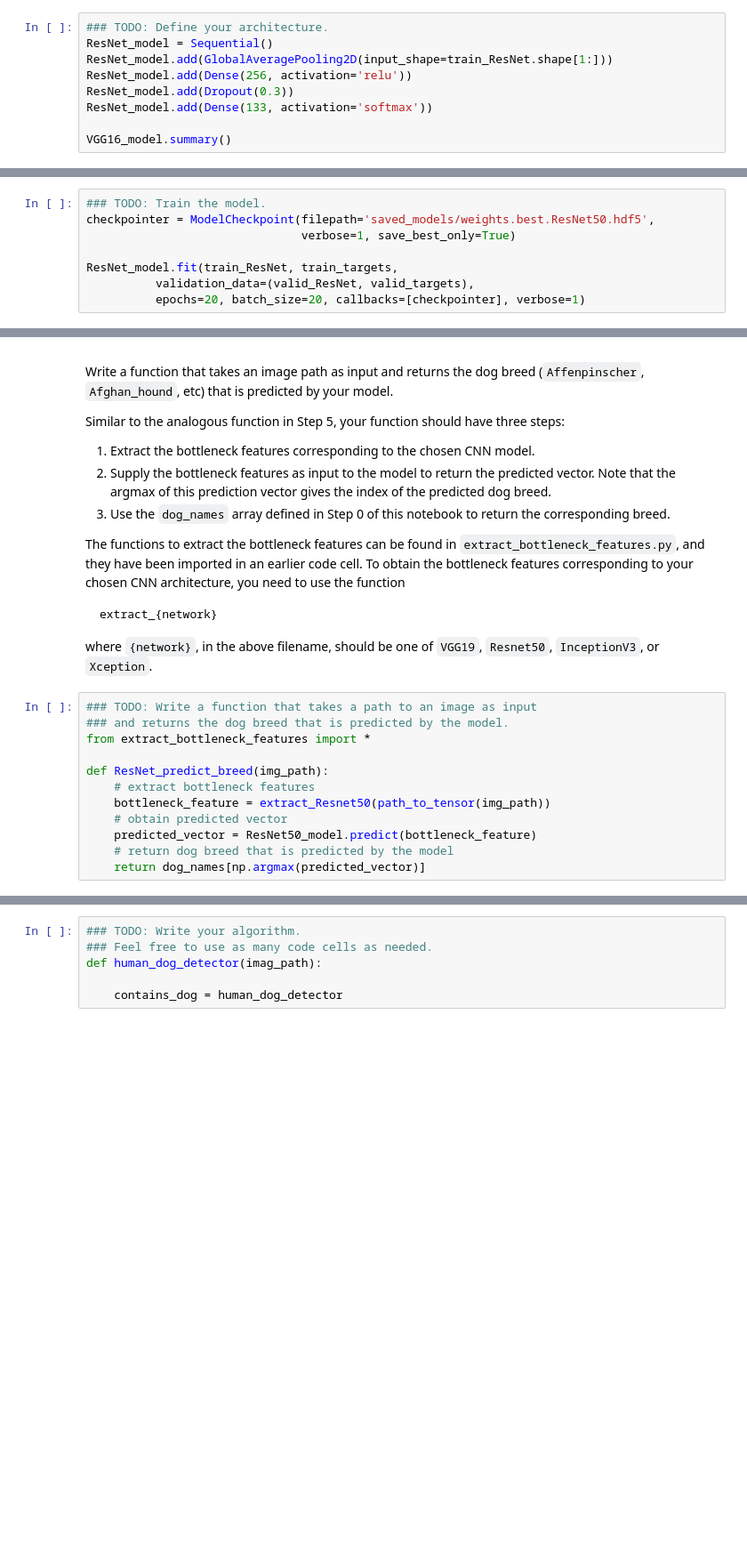
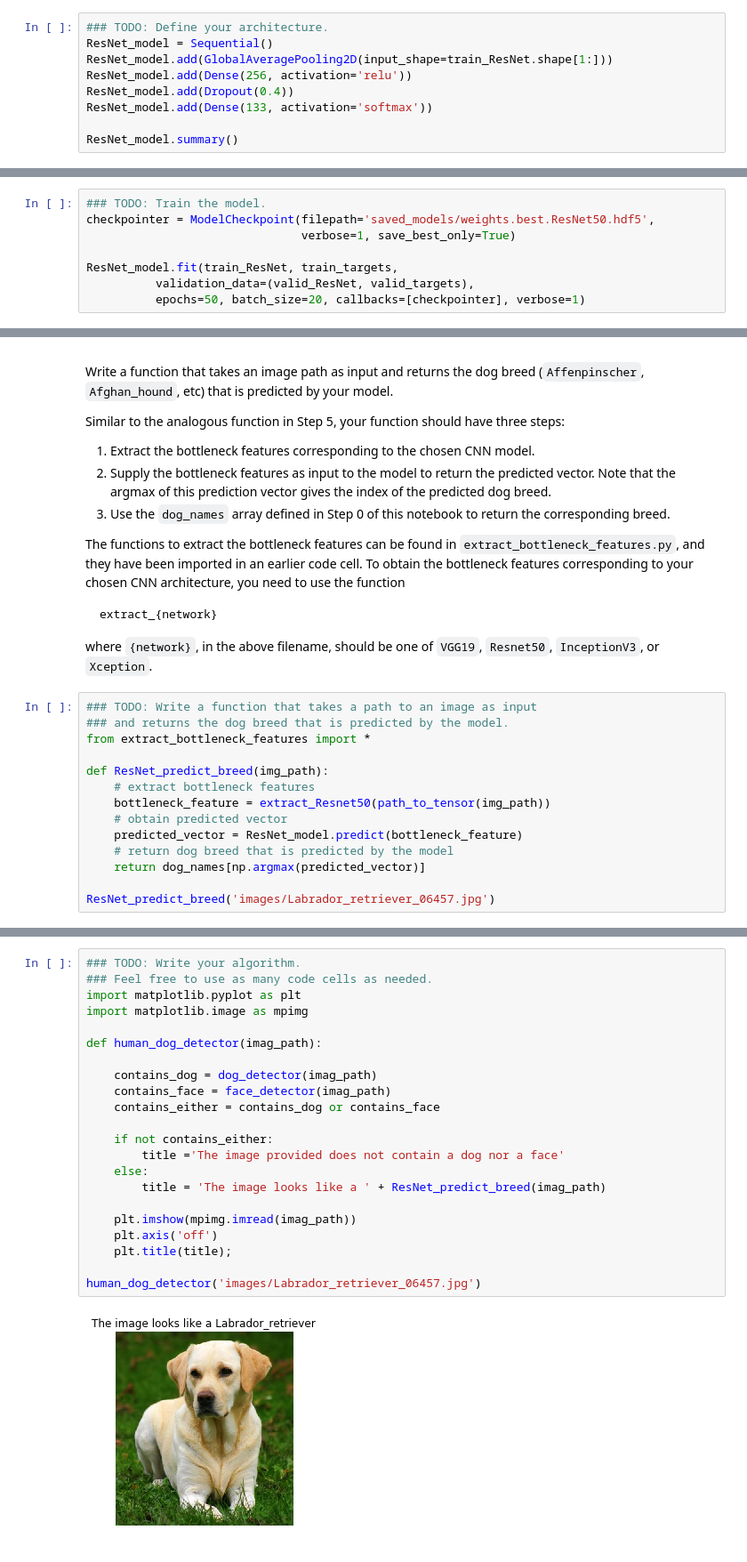
Before and after one commit to DanyIvan/Dog-breed-classifier-from-scratch, a Jupyter notebook: dog_app.ipynb, the cells around one changed output, grey strips where cells are left out. Shown at 89% size. Drawn from its saved outputs; the diff is of its cells as text; blank space fills up the shorter version.

Commit message:
included algorithm for detecting dog breeds in images

```diff
--- a/dog_app.ipynb
+++ b/dog_app.ipynb
@@ -637,10 +663,10 @@ __Answer:__
 ResNet_model = Sequential()
 ResNet_model.add(GlobalAveragePooling2D(input_shape=train_ResNet.shape[1:]))
 ResNet_model.add(Dense(256, activation='relu'))
-ResNet_model.add(Dropout(0.3))
+ResNet_model.add(Dropout(0.4))
 ResNet_model.add(Dense(133, activation='softmax'))
 
-VGG16_model.summary()
+ResNet_model.summary()
 # %% [output]
 _________________________________________________________________
 Layer (type)                 Output Shape              Param #
@@ -671,6 +701,6 @@ checkpointer = ModelCheckpoint(filepath='saved_models/weights.best.ResNet50.hdf5
 
 ResNet_model.fit(train_ResNet, train_targets,
           validation_data=(valid_ResNet, valid_targets),
-          epochs=20, batch_size=20, callbacks=[checkpointer], verbose=1)
+          epochs=50, batch_size=20, callbacks=[checkpointer], verbose=1)
 # %% [output]
 Train on 6680 samples, validate on 835 samples
@@ -736,6 +766,8 @@ def ResNet_predict_breed(img_path):
     # extract bottleneck features
     bottleneck_feature = extract_Resnet50(path_to_tensor(img_path))
     # obtain predicted vector
-    predicted_vector = ResNet50_model.predict(bottleneck_feature)
+    predicted_vector = ResNet_model.predict(bottleneck_feature)
     # return dog breed that is predicted by the model
     return dog_names[np.argmax(predicted_vector)]
+
+ResNet_predict_breed('images/Labrador_retriever_06457.jpg')
@@ -757,12 +793,30 @@ A sample image and output for our algorithm is provided below, but feel free to
 
 This photo looks like an Afghan Hound.
 ### (IMPLEMENTATION) Write your Algorithm
-# %%
-### TODO: Write your algorithm.
-### Feel free to use as many code cells as needed.
-def human_dog_detector(imag_path):
-
-    contains_dog = human_dog_detector
+# %%
+### TODO: Write your algorithm.
+### Feel free to use as many code cells as needed.
+import matplotlib.pyplot as plt
+import matplotlib.image as mpimg
+
+def human_dog_detector(imag_path):
+
+    contains_dog = dog_detector(imag_path)
+    contains_face = face_detector(imag_path)
+    contains_either = contains_dog or contains_face
+
+    if not contains_either:
+        title ='The image provided does not contain a dog nor a face'
+    else:
+        title = 'The image looks like a ' + ResNet_predict_breed(imag_path)
+
+    plt.imshow(mpimg.imread(imag_path))
+    plt.axis('off')
+    plt.title(title);
+
+human_dog_detector('images/Labrador_retriever_06457.jpg')
+# %% [output]
+[figure, added]
 # %% [markdown]
 ---
 <a id='step7'></a>
```
Also changed, not shown: parts of 23 cells of this notebook, 7 other files.
